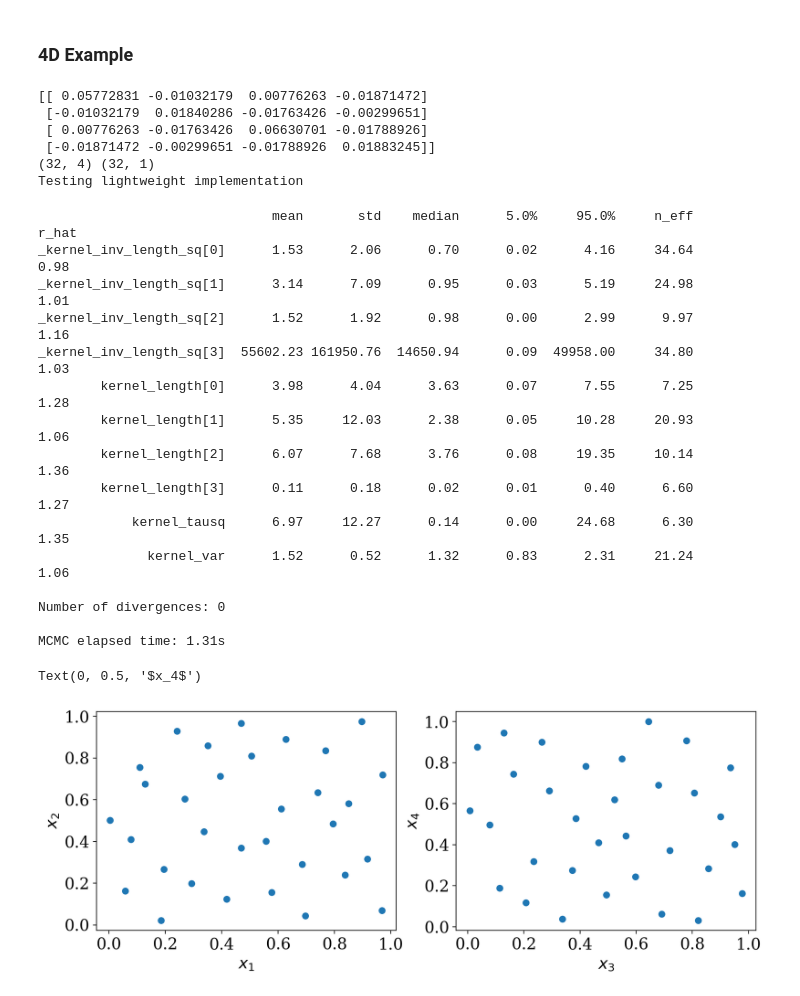
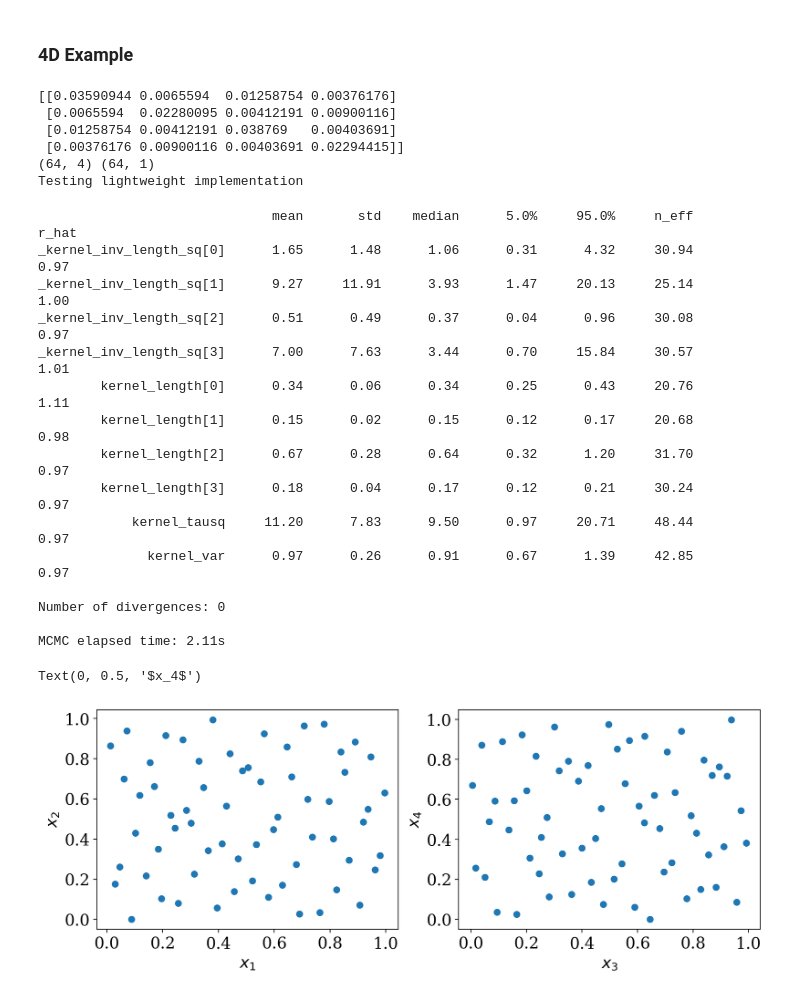
Before and after one commit to Ameek94/BOBE, a Jupyter notebook: test_notebook.ipynb, the cells around one changed output. Cells and saved outputs as stored; diff of their text form; code cells hidden in the pictures.

```diff
--- a/test_notebook.ipynb
+++ b/test_notebook.ipynb
@@ -295,12 +305,12 @@ LogZ logz_mean: -2.5474, dlogz: 0.2013,
 # %%
 np.random.seed(10004118) # fixed for reproducibility
 # train_x = np.random.uniform(0,1,(12,2))
-ninit = 32
+ninit = 64
 ndim = 4
 train_x = qmc.Sobol(ndim, scramble=True).random(ninit)
 f_mean = np.array([0.41,0.63,0.58,0.45])
-cov = cov1 = 0.04*np.eye(ndim) + 0.3*np.random.uniform(-0.1,0.1,(ndim,ndim))
-cov = 0.5*(cov1 + np.transpose(cov1))
+cov1 = 0.1*np.eye(ndim) + 0.2*np.random.uniform(0.,0.5,(ndim,ndim))
+cov = 0.1*(cov1 + np.transpose(cov1))
 print(cov)
 
 from scipy.stats import multivariate_normal
@@ -308,48 +318,48 @@ from scipy.stats import multivariate_normal
 mnorm =  multivariate_normal(mean = f_mean,cov = cov)
 
 f = lambda x: mnorm.pdf(x).reshape(-1,1) # -0.5*np.sum((x - f_mean)**2,axis=-1,keepdims=True)/ f_std**2
 
 train_y = f(train_x)
 print(train_x.shape,train_y.shape)
 
 train_yvar = 1e-6*jnp.ones_like(train_y)
 
 print("Testing lightweight implementation")
 
 gp = saas_fbgp(train_x,train_y,noise=1e-6)
 seed = 0
 rng_key, _ = random.split(random.PRNGKey(seed), 2)
 gp.fit(rng_key,warmup_steps=512,num_samples=512,thinning=16)
 
 fig,(ax1,ax2) = plt.subplots(1,2,figsize=(12,4))
 ax1.scatter(train_x[:,0],train_x[:,1])
 ax1.set_xlabel(r'$x_1$')
 ax1.set_ylabel(r'$x_2$')
 ax2.scatter(train_x[:,2],train_x[:,3])
 ax2.set_xlabel(r'$x_3$')
 ax2.set_ylabel(r'$x_4$')
 # %% [output]
-[[ 0.05772831 -0.01032179  0.00776263 -0.01871472]
- [-0.01032179  0.01840286 -0.01763426 -0.00299651]
- [ 0.00776263 -0.01763426  0.06630701 -0.01788926]
- [-0.01871472 -0.00299651 -0.01788926  0.01883245]]
-(32, 4) (32, 1)
+[[0.03590944 0.0065594  0.01258754 0.00376176]
+ [0.0065594  0.02280095 0.00412191 0.00900116]
+ [0.01258754 0.00412191 0.038769   0.00403691]
+ [0.00376176 0.00900116 0.00403691 0.02294415]]
+(64, 4) (64, 1)
 Testing lightweight implementation
                               mean       std    median      5.0%     95.0%     n_eff     r_hat
-_kernel_inv_length_sq[0]      1.53      2.06      0.70      0.02      4.16     34.64      0.98
-_kernel_inv_length_sq[1]      3.14      7.09      0.95      0.03      5.19     24.98      1.01
-_kernel_inv_length_sq[2]      1.52      1.92      0.98      0.00      2.99      9.97      1.16
-_kernel_inv_length_sq[3]  55602.23 161950.76  14650.94      0.09  49958.00     34.80      1.03
-        kernel_length[0]      3.98      4.04      3.63      0.07      7.55      7.25      1.28
-        kernel_length[1]      5.35     12.03      2.38      0.05     10.28     20.93      1.06
-        kernel_length[2]      6.07      7.68      3.76      0.08     19.35     10.14      1.36
-        kernel_length[3]      0.11      0.18      0.02      0.01      0.40      6.60      1.27
-            kernel_tausq      6.97     12.27      0.14      0.00     24.68      6.30      1.35
-              kernel_var      1.52      0.52      1.32      0.83      2.31     21.24      1.06
+_kernel_inv_length_sq[0]      1.65      1.48      1.06      0.31      4.32     30.94      0.97
+_kernel_inv_length_sq[1]      9.27     11.91      3.93      1.47     20.13     25.14      1.00
+_kernel_inv_length_sq[2]      0.51      0.49      0.37      0.04      0.96     30.08      0.97
+_kernel_inv_length_sq[3]      7.00      7.63      3.44      0.70     15.84     30.57      1.01
+        kernel_length[0]      0.34      0.06      0.34      0.25      0.43     20.76      1.11
+        kernel_length[1]      0.15      0.02      0.15      0.12      0.17     20.68      0.98
+        kernel_length[2]      0.67      0.28      0.64      0.32      1.20     31.70      0.97
+        kernel_length[3]      0.18      0.04      0.17      0.12      0.21     30.24      0.97
+            kernel_tausq     11.20      7.83      9.50      0.97     20.71     48.44      0.97
+              kernel_var      0.97      0.26      0.91      0.67      1.39     42.85      0.97
 
 Number of divergences: 0
 
-MCMC elapsed time: 1.31s
+MCMC elapsed time: 2.11s
 Text(0, 0.5, '$x_4$')
-[figure, old version]
+[figure, new version]
 # %%
```
Also changed, not shown: parts of 17 cells of this notebook, 8 other files.
